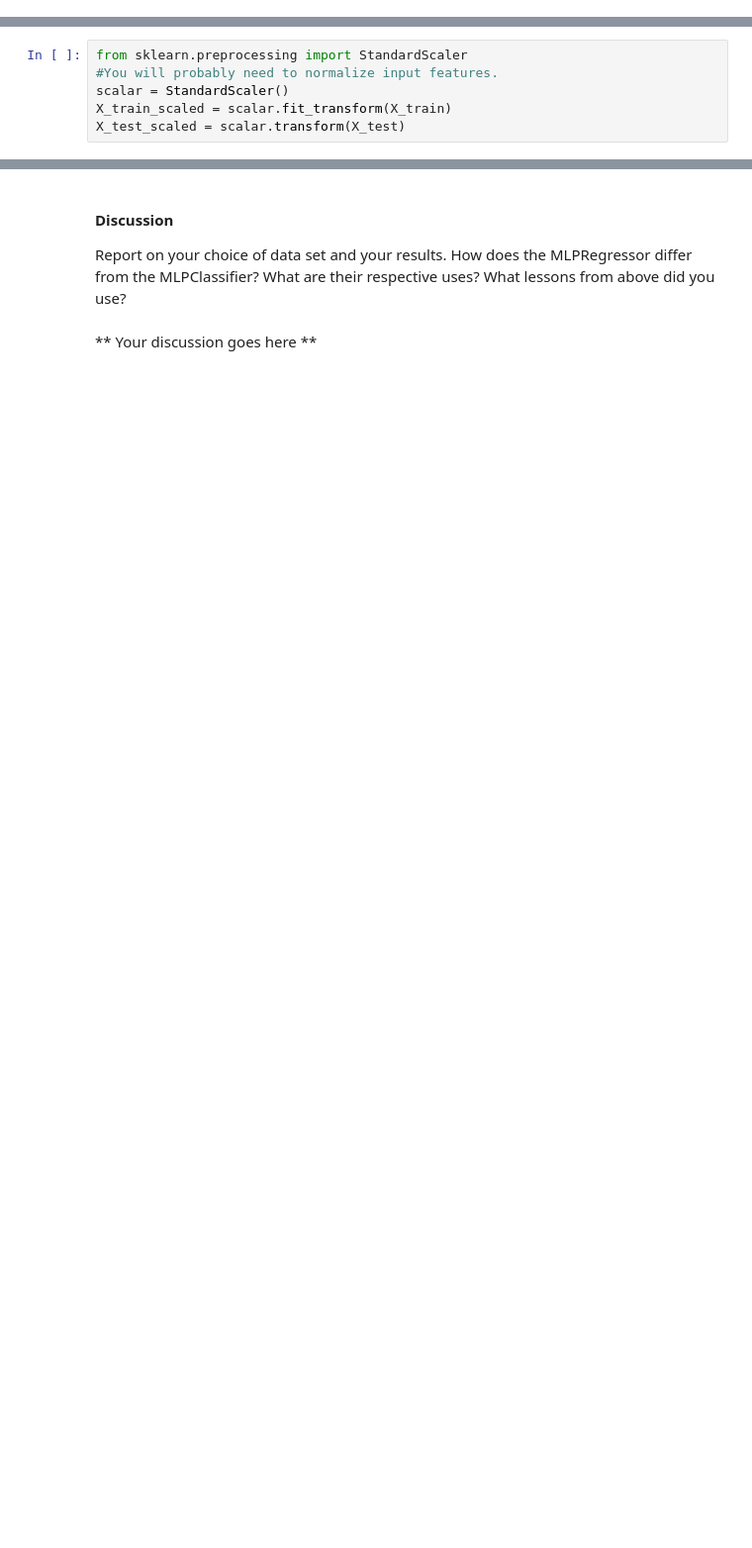
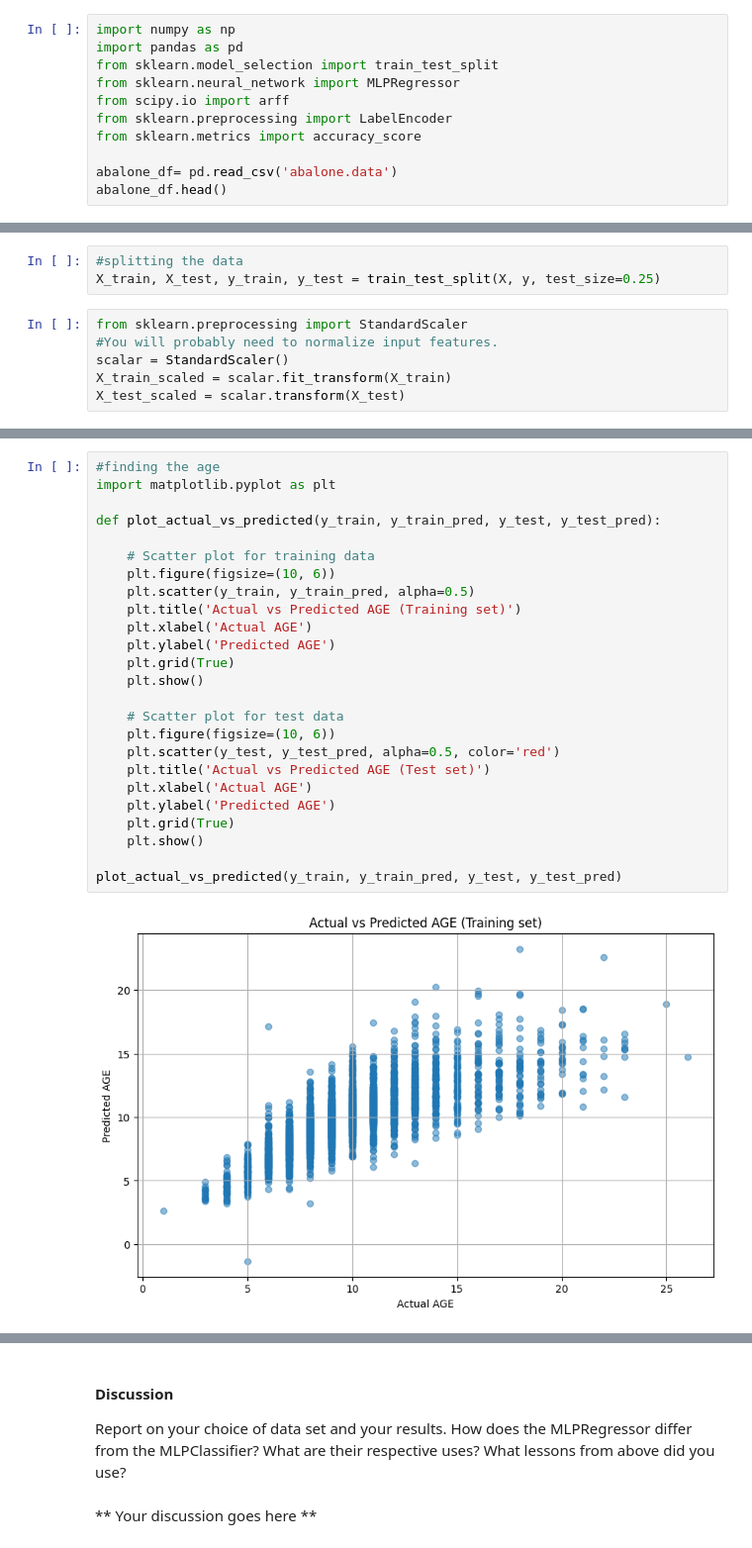
Before and after one commit to joansia9/backprop, a Jupyter notebook: Backpropagation Lab.ipynb, the cells around one changed output, grey strips where cells are left out. Shown at 99% size. Drawn from its saved outputs; the diff is of its cells as text; blank space fills up the shorter version.

```diff
--- a/Backpropagation Lab.ipynb
+++ b/Backpropagation Lab.ipynb
@@ -828,0 +766,11 @@ y = label_encoder.fit_transform(y) # Fit and transform the target variable
+# %%
+import numpy as np
+import pandas as pd
+from sklearn.model_selection import train_test_split
+from sklearn.neural_network import MLPRegressor
+from scipy.io import arff
+from sklearn.preprocessing import LabelEncoder
+from sklearn.metrics import accuracy_score
+
+abalone_df= pd.read_csv('abalone.data')
+abalone_df.head()
@@ -829,3 +824,6 @@ y = label_encoder.fit_transform(y) # Fit and transform the target variable
+# %%
+#splitting the data
+X_train, X_test, y_train, y_test = train_test_split(X, y, test_size=0.25)
 # %%
 from sklearn.preprocessing import StandardScaler
 #You will probably need to normalize input features.
@@ -900,0 +900,27 @@ Test MAE: 0.221
+# %%
+#finding the age
+import matplotlib.pyplot as plt
+
+def plot_actual_vs_predicted(y_train, y_train_pred, y_test, y_test_pred):
+
+    # Scatter plot for training data
+    plt.figure(figsize=(10, 6))
+    plt.scatter(y_train, y_train_pred, alpha=0.5)
+    plt.title('Actual vs Predicted AGE (Training set)')
+    plt.xlabel('Actual AGE')
+    plt.ylabel('Predicted AGE')
+    plt.grid(True)
+    plt.show()
+
+    # Scatter plot for test data
+    plt.figure(figsize=(10, 6))
+    plt.scatter(y_test, y_test_pred, alpha=0.5, color='red')
+    plt.title('Actual vs Predicted AGE (Test set)')
+    plt.xlabel('Actual AGE')
+    plt.ylabel('Predicted AGE')
+    plt.grid(True)
+    plt.show()
+
+plot_actual_vs_predicted(y_train, y_train_pred, y_test, y_test_pred)
+# %% [output]
+[figure, added]
```
Also changed, not shown: parts of 8 cells of this notebook.
